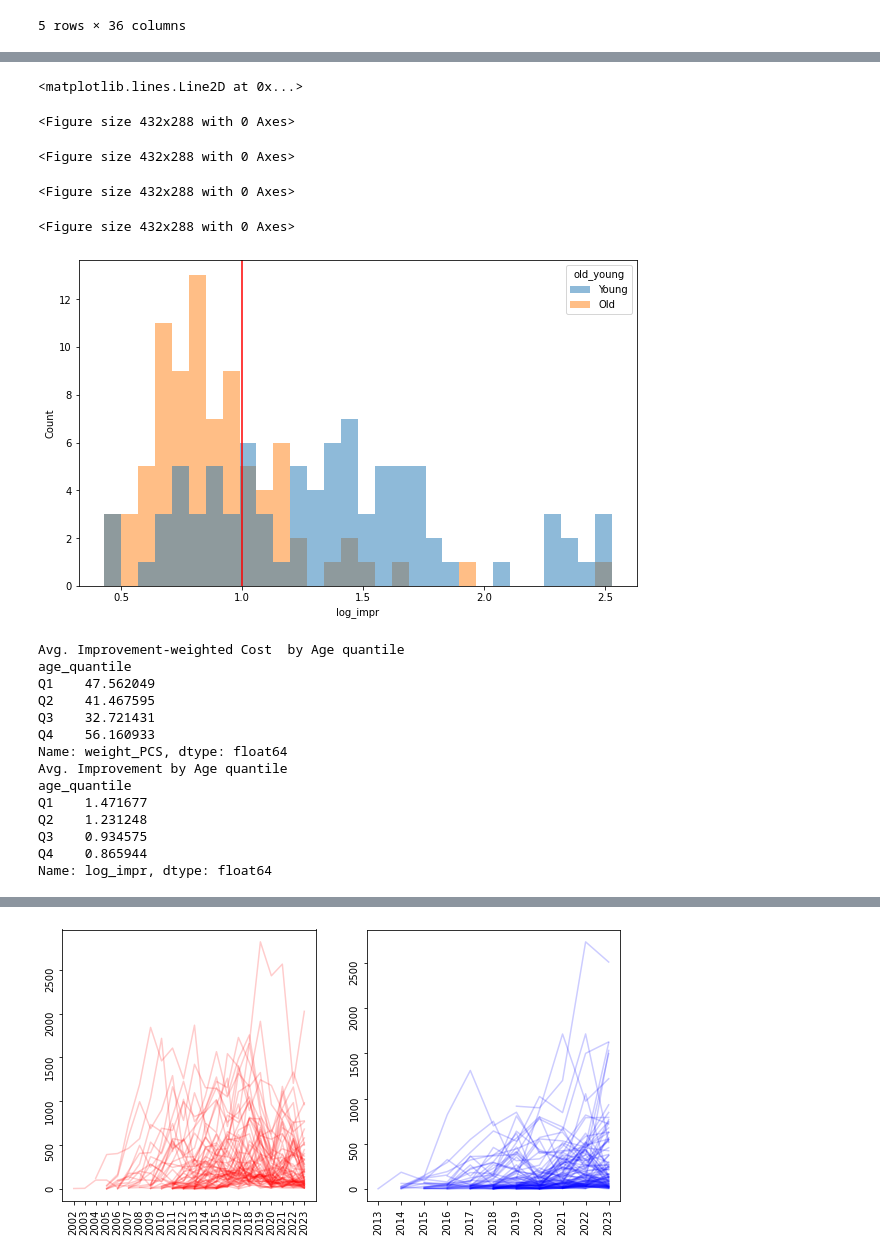
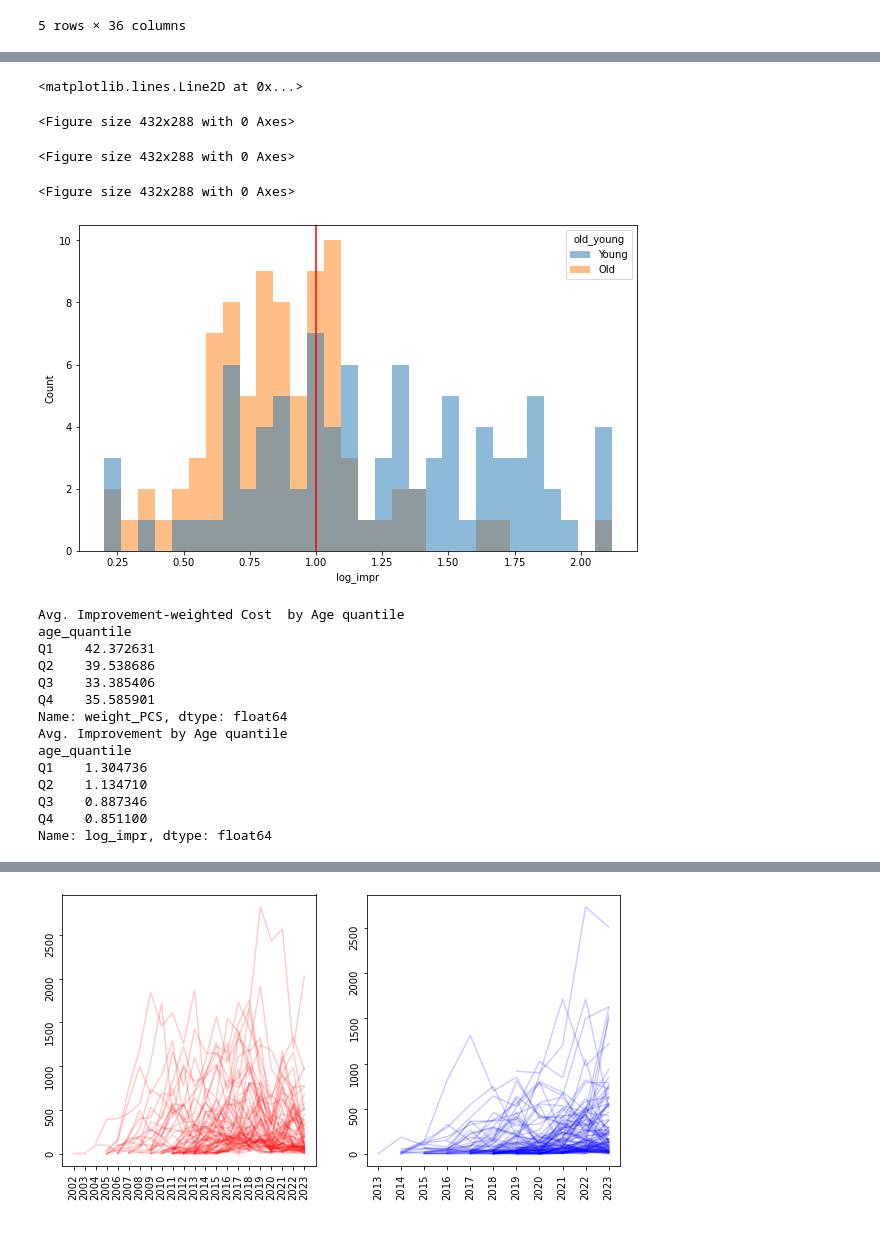
Before and after one commit to willcrossb/velogames2023, a Jupyter notebook: collect_data.ipynb, the cells around one changed output, grey strips where cells are left out. Drawn from its saved outputs; the diff is of its cells as text; code cells hidden in the pictures.

```diff
--- a/collect_data.ipynb
+++ b/collect_data.ipynb
@@ -109,6 +109,7 @@ else:
 dfa = df
 cols = list(df.columns)
 string_cols = ['type','Name']
+dfa.loc[dfa['Name']=='Damiano Caruso','Points']=10
 cols_to_convert = [col for col in cols if col not in string_cols]
 dfa[cols_to_convert] = dfa[cols_to_convert].apply(pd.to_numeric, errors='coerce')
 dfa.head()
@@ -157,43 +158,42 @@ for score_metric in ('SPC_cur','SPC_past3'):
 # %%
-ylist = ['2023_scaled','2022','2021','2020','2019']
+ylist = ['2023_scaled','2022','2021','2020']
 #Make a list of yearly improvements
 templist = list()
 for i in range(0,len(ylist)-1):
     plt.figure()
     newname = f'impr_{ylist[i]}'
     templist.append(newname)
-    dfa[newname] = dfa[ylist[i]]/dfa[ylist[i+1]]
+    dfa[newname] = np.log(dfa[ylist[i]]/dfa[ylist[i+1]])
 
 #Average the improvements
 dfa['mean_impr'] = dfa[templist].mean(axis=1)
-dfa['log_impr'] = np.log(dfa['mean_impr'])
+dfa['log_impr'] = dfa['mean_impr']
 
 #Cap outliers
 upper_pct = dfa['log_impr'].quantile(0.98)
 dfa['log_impr'] = dfa['log_impr'].clip(upper=upper_pct)
 lower_pct = dfa['log_impr'].quantile(0.02)
 dfa['log_impr'] = dfa['log_impr'].clip(lower=lower_pct)
 
 #Recenter at 1
 dfa['log_impr'] = dfa['log_impr'] + 1
 dfa['log_impr'] = dfa['log_impr']/dfa['log_impr'].median()
 
 #Add a few more features
 dfa['age_quantile'] = pd.qcut(dfa['dob'], q=4, labels=['Q1', 'Q2', 'Q3', 'Q4'])
 dfa['old_young'] = pd.qcut(dfa['dob'], q=2, labels=['Young', 'Old'])
 
 #Plot improvements vs Age
 fig, ax = plt.subplots(figsize=(10, 6))
 sns.histplot(data=dfa, x='log_impr',bins =30, hue='old_young', stat='count', edgecolor=None)
 #ax.set_xlim(0,5)
 ax.axvline(x = dfa['log_impr'].median(), color = 'r')
 # %% [output]
 <matplotlib.lines.Line2D at 0x...>
 <Figure size 432x288 with 0 Axes>
 <Figure size 432x288 with 0 Axes>
 <Figure size 432x288 with 0 Axes>
-<Figure size 432x288 with 0 Axes>
-[figure, old version]
+[figure, new version]
 # %%
 dfa['weight_PCS'] = dfa['SPC_past3']*dfa['log_impr'].round(2)
 print('Avg. Improvement-weighted Cost  by Age quantile')
@@ -205,17 +205,17 @@ print(dfa.groupby('age_quantile')['log_impr'].mean())
 # %% [output]
 Avg. Improvement-weighted Cost  by Age quantile
 age_quantile
-Q1    47.562049
-Q2    41.467595
-Q3    32.721431
-Q4    56.160933
+Q1    42.372631
+Q2    39.538686
+Q3    33.385406
+Q4    35.585901
 Name: weight_PCS, dtype: float64
 Avg. Improvement by Age quantile
 age_quantile
-Q1    1.471677
-Q2    1.231248
-Q3    0.934575
-Q4    0.865944
+Q1    1.304736
+Q2    1.134710
+Q3    0.887346
+Q4    0.851100
 Name: log_impr, dtype: float64
 # %%
 
```
Also changed, not shown: parts of 12 cells of this notebook.
